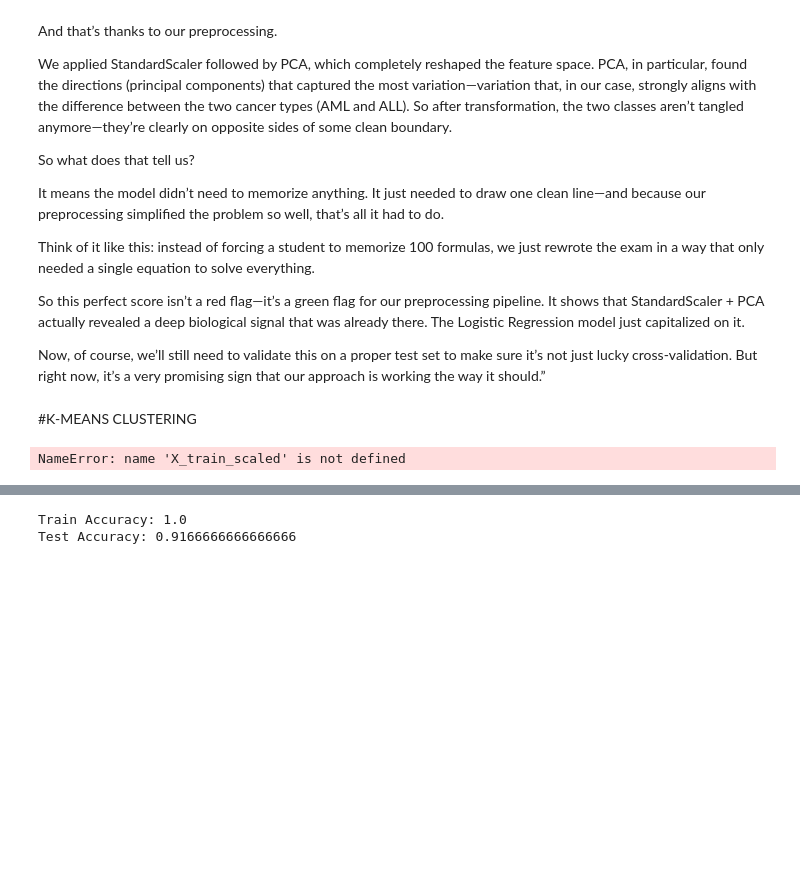
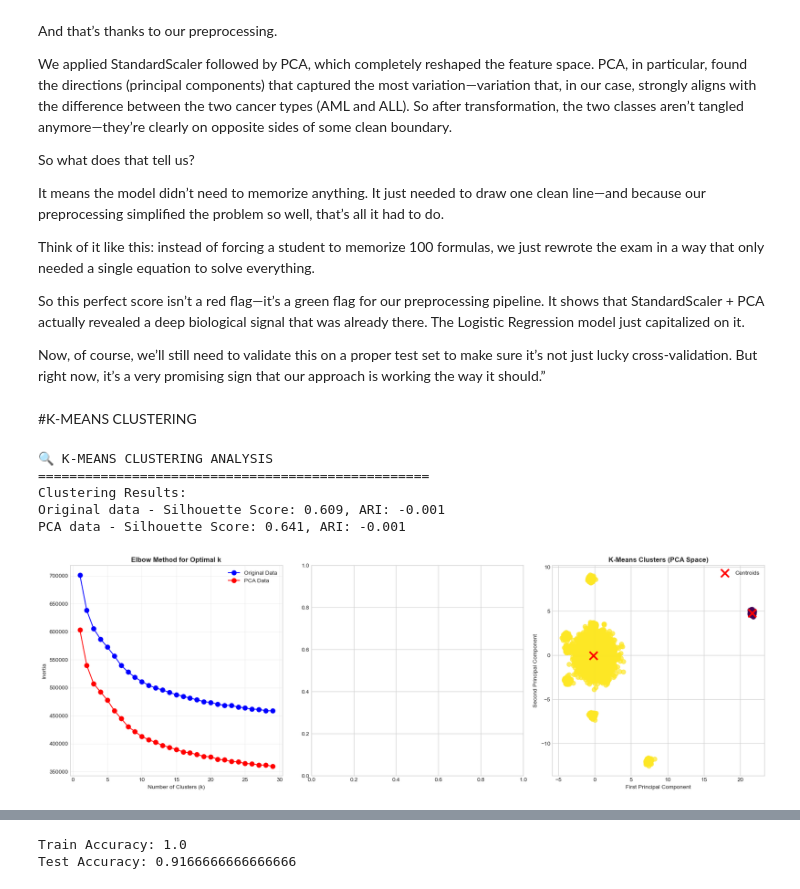
Before and after one commit to TryingtobeingNikhil/Cancer-Classification-Gene-Expression-, a Jupyter notebook: MAin/Main-checkpoint.ipynb, the cells around one changed output, grey strips where cells are left out. Saved outputs shown, nothing was run; the diff lists cells and outputs as text; code cells hidden in the pictures; blank space fills up the shorter version.

```diff
--- a/MAin/Main-checkpoint.ipynb
+++ b/MAin/Main-checkpoint.ipynb
@@ -624,40 +624,46 @@ def perform_clustering_analysis(X_train_scaled, X_train_pca, y_train):
 
     # Elbow plots
     axes[0].plot(k_range, inertias_orig, 'bo-', label='Original Data', markersize=8)
     axes[0].plot(k_range, inertias_pca, 'ro-', label='PCA Data', markersize=8)
     axes[0].set_title('Elbow Method for Optimal k', fontweight='bold')
     axes[0].set_xlabel('Number of Clusters (k)')
     axes[0].set_ylabel('Inertia')
     axes[0].legend()
     axes[0].grid(True, alpha=0.3)
 
-    # Silhouette scores
-    axes[1].plot(range(2, 11), silhouette_scores, 'go-', markersize=8)
-    axes[1].set_title('Silhouette Score vs Number of Clusters', fontweight='bold')
-    axes[1].set_xlabel('Number of Clusters (k)')
-    axes[1].set_ylabel('Silhouette Score')
-    axes[1].grid(True, alpha=0.3)
+    # # Silhouette scores
+    # axes[1].plot(range(2, 30), silhouette_scores, 'go-', markersize=8)
+    # axes[1].set_title('Silhouette Score vs Number of Clusters', fontweight='bold')
+    # axes[1].set_xlabel('Number of Clusters (k)')
+    # axes[1].set_ylabel('Silhouette Score')
+    # axes[1].grid(True, alpha=0.3)
+
 
     # Cluster visualization (using first 2 PCA components)
     scatter = axes[2].scatter(X_train_pca[:, 0], X_train_pca[:, 1],
                              c=clusters_pca, cmap='viridis', alpha=0.7, s=60)
     axes[2].scatter(kmeans_pca.cluster_centers_[:, 0], kmeans_pca.cluster_centers_[:, 1],
                    c='red', marker='x', s=200, linewidths=3, label='Centroids')
     axes[2].set_title('K-Means Clusters (PCA Space)', fontweight='bold')
     axes[2].set_xlabel('First Principal Component')
     axes[2].set_ylabel('Second Principal Component')
     axes[2].legend()
 
     plt.tight_layout()
     plt.show()
 
     return kmeans_orig, kmeans_pca, clusters_orig, clusters_pca
 
 # Perform clustering analysis
 kmeans_orig, kmeans_pca, clusters_orig, clusters_pca = perform_clustering_analysis(
     X_train_scaled, X_train_pca, y_train)
 # %% [output]
-NameError: name 'X_train_scaled' is not defined
+🔍 K-MEANS CLUSTERING ANALYSIS
+==================================================
+Clustering Results:
+Original data - Silhouette Score: 0.609, ARI: -0.001
+PCA data - Silhouette Score: 0.641, ARI: -0.001
+[figure, added]
 # %%
 plt.scatter(X_train_pca[:, 0], X_train_pca[:, 1], c=y_train, cmap='tab10', s=60)
 plt.title("True Labels in PCA Space")
```
Also changed, not shown: parts of 22 cells of this notebook, 2 other files.
